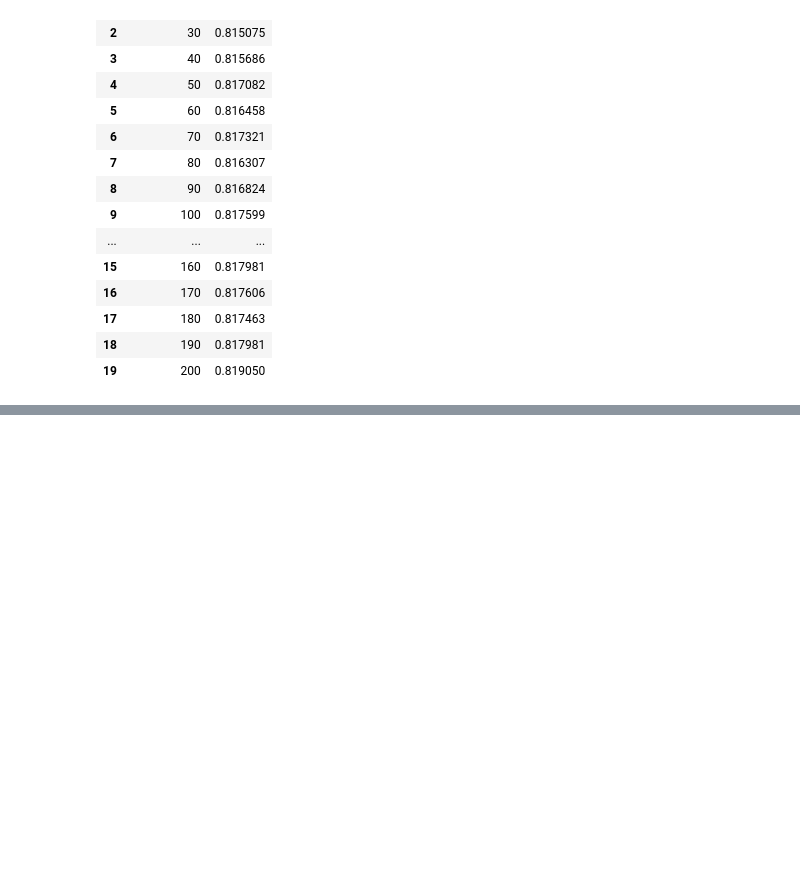
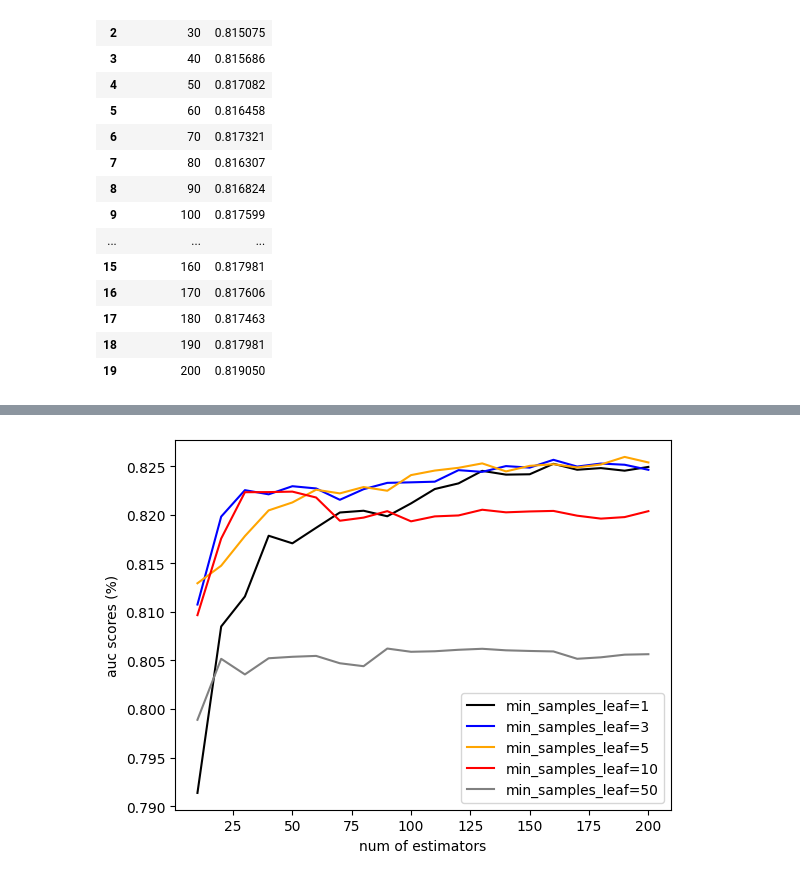
Before and after one commit to MuhammadAwon/ml-engineering, a Jupyter notebook: 06-trees/credit-risk-scoring.ipynb, the cells around one changed output, grey strips where cells are left out. Cells and saved outputs as stored; diff of their text form; code cells hidden in the pictures; blank space fills up the shorter version.

```diff
--- a/06-trees/credit-risk-scoring.ipynb
+++ b/06-trees/credit-risk-scoring.ipynb
@@ -959,0 +1022,39 @@ Although the accuracy is `82%` when we the estimators at `200` but that is not s
+# %%
+scores = []
+max_depth=10
+
+for s in [1, 3, 5, 10, 50]:
+    for n in range(10, 201, 10):
+        rf = RandomForestClassifier(n_estimators=n,
+                                    max_depth=max_depth,
+                                    min_samples_leaf=s,
+                                    random_state=1)
+        rf.fit(X_train, y_train)
+
+        y_pred = rf.predict_proba(X_val)[:, 1]
+        auc = roc_auc_score(y_val, y_pred)
+
+        scores.append((s, n, auc))
+# %%
+columns = ['min_samples_leaf', 'n_estimators', 'auc']
+df_scores = pd.DataFrame(scores, columns=columns)
+# %%
+colors = ['black', 'blue', 'orange', 'red', 'grey']
+values = [1, 3, 5, 10, 50]
+
+for s, color in zip(values, colors):
+    # make subset of df_scores for each samples leaf size
+    df_subset = df_scores[df_scores.min_samples_leaf == s]
+
+    # plot 'estimators' and 'auc' for each samples leaf
+    plt.plot(df_subset.n_estimators, df_subset.auc,
+             color=color,
+             label=f'min_samples_leaf={s}')
+
+plt.xlabel('num of estimators')
+plt.ylabel('auc scores (%)')
+plt.legend()
+
+plt.show()
+# %% [output]
+[figure, added]
```
Also changed, not shown: parts of 81 cells of this notebook, 1 other file.
